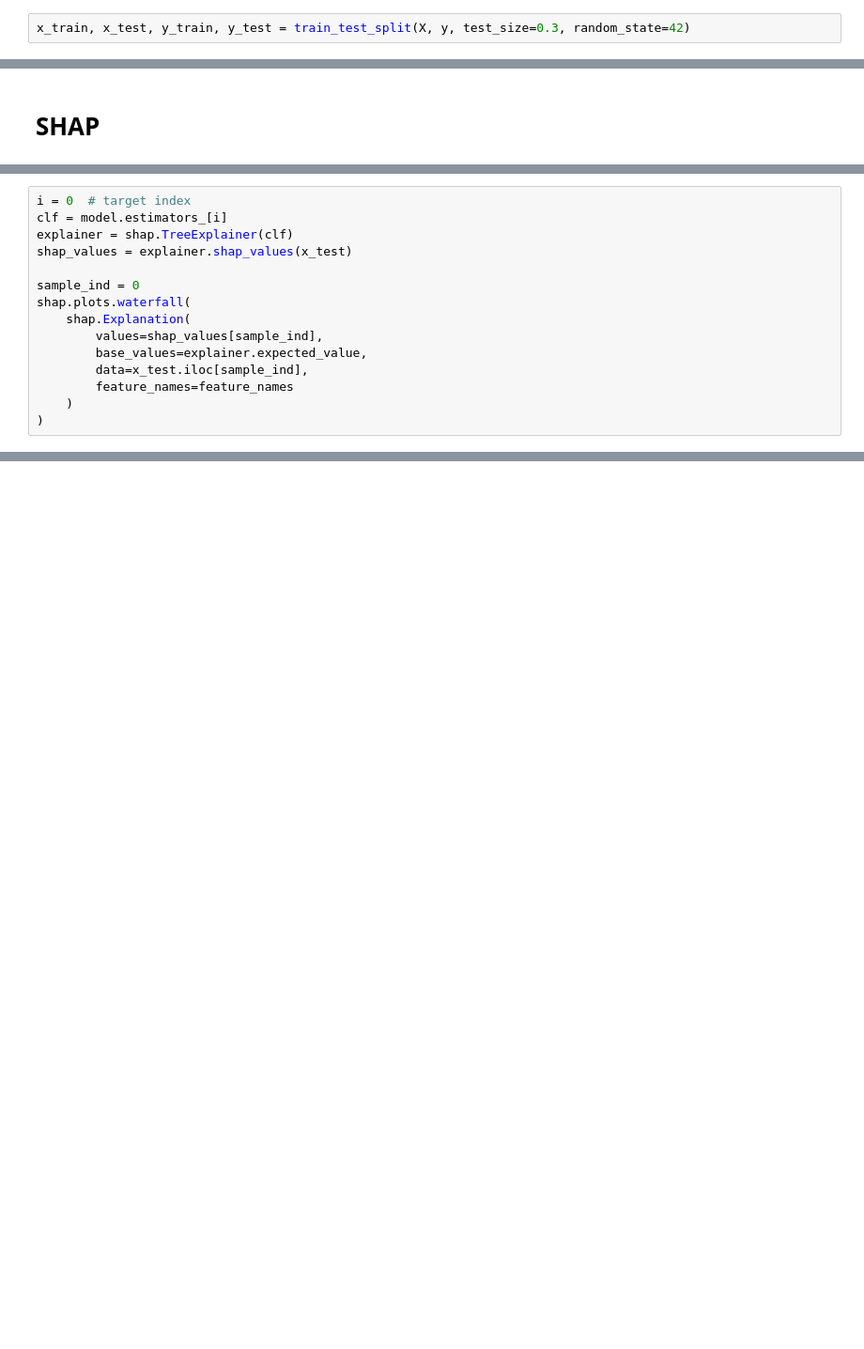
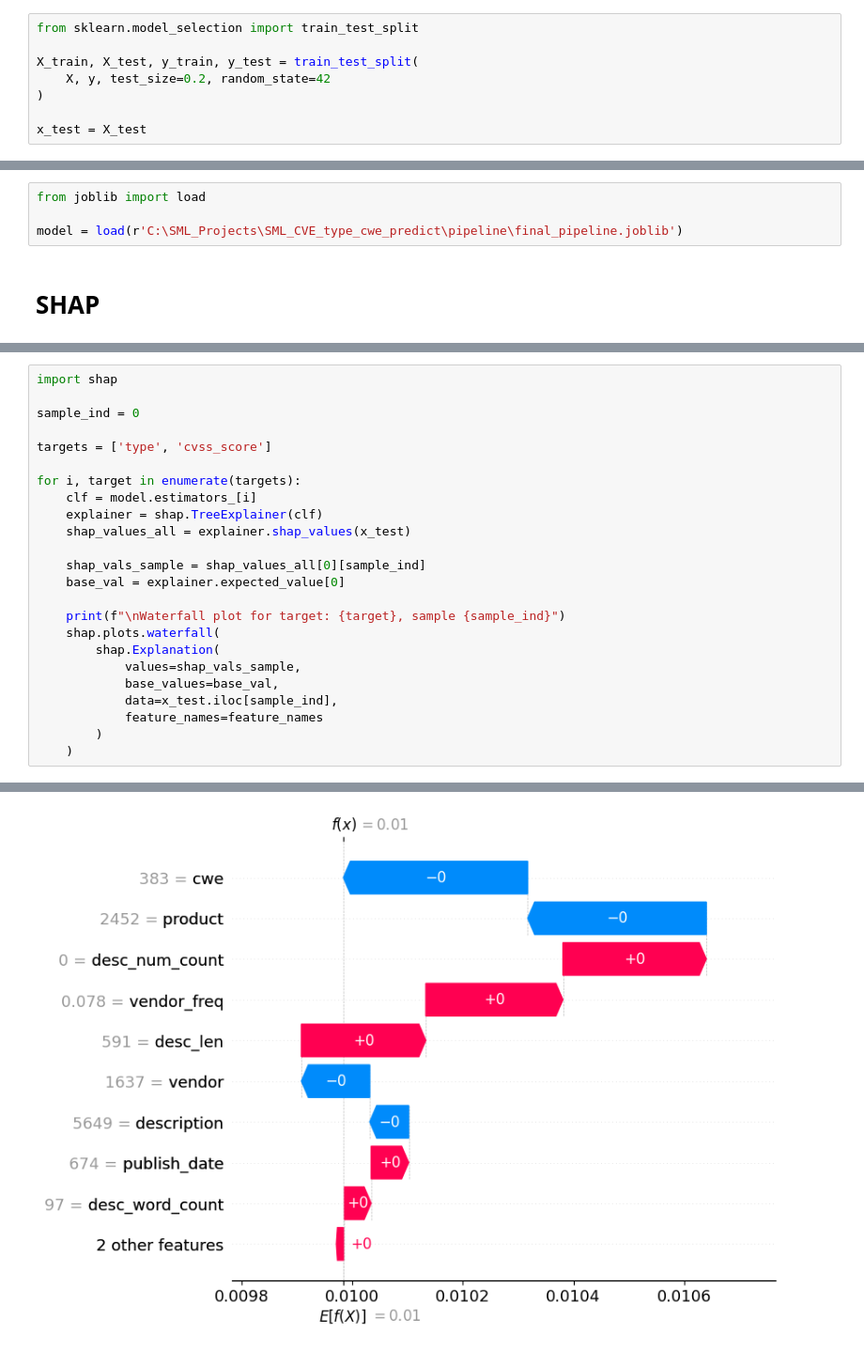
Before and after one commit to Mirzalimov-Ali/SML_CVE_type_cvssScore_predict, a Jupyter notebook: notebooks/analysis/SHAP.ipynb, the cells around one changed output, grey strips where cells are left out. Shown at 94% size. Saved outputs shown, nothing was run; the diff lists cells and outputs as text; blank space fills up the shorter version.

```diff
--- a/notebooks/analysis/SHAP.ipynb
+++ b/notebooks/analysis/SHAP.ipynb
@@ -50,4 +47,10 @@ X[cat_cols] = enc.fit_transform(X[cat_cols])
 
 feature_names = X.columns.tolist()
 # %%
-x_train, x_test, y_train, y_test = train_test_split(X, y, test_size=0.3, random_state=42)
+from sklearn.model_selection import train_test_split
+
+X_train, X_test, y_train, y_test = train_test_split(
+    X, y, test_size=0.2, random_state=42
+)
+
+x_test = X_test
@@ -82,3 +57,7 @@ CVSS_Score accuracy:  0.693752023308514
+# %%
+from joblib import load
+
+model = load(r'C:\SML_Projects\SML_CVE_type_cwe_predict\pipeline\final_pipeline.joblib')
 # %% [markdown]
 # SHAP
 # %%
@@ -108,16 +87,25 @@ cvss_keywords_score  = 0.05177
 # %%
-i = 0  # target index
-clf = model.estimators_[i]
-explainer = shap.TreeExplainer(clf)
-shap_values = explainer.shap_values(x_test)
+import shap
 
 sample_ind = 0
-shap.plots.waterfall(
-    shap.Explanation(
-        values=shap_values[sample_ind],
-        base_values=explainer.expected_value,
-        data=x_test.iloc[sample_ind],
-        feature_names=feature_names
+
+targets = ['type', 'cvss_score']
+
+for i, target in enumerate(targets):
+    clf = model.estimators_[i]
+    explainer = shap.TreeExplainer(clf)
+    shap_values_all = explainer.shap_values(x_test)
+
+    shap_vals_sample = shap_values_all[0][sample_ind]
+    base_val = explainer.expected_value[0]
+
+    print(f"\nWaterfall plot for target: {target}, sample {sample_ind}")
+    shap.plots.waterfall(
+        shap.Explanation(
+            values=shap_vals_sample,
+            base_values=base_val,
+            data=x_test.iloc[sample_ind],
+            feature_names=feature_names
+        )
     )
-)
 # %% [output]
@@ -124,0 +113 @@ ValueError: The waterfall plot can currently only plot a single explanation, but
+[figure, added]
```
Also changed, not shown: parts of 11 cells of this notebook, 21 other files.
